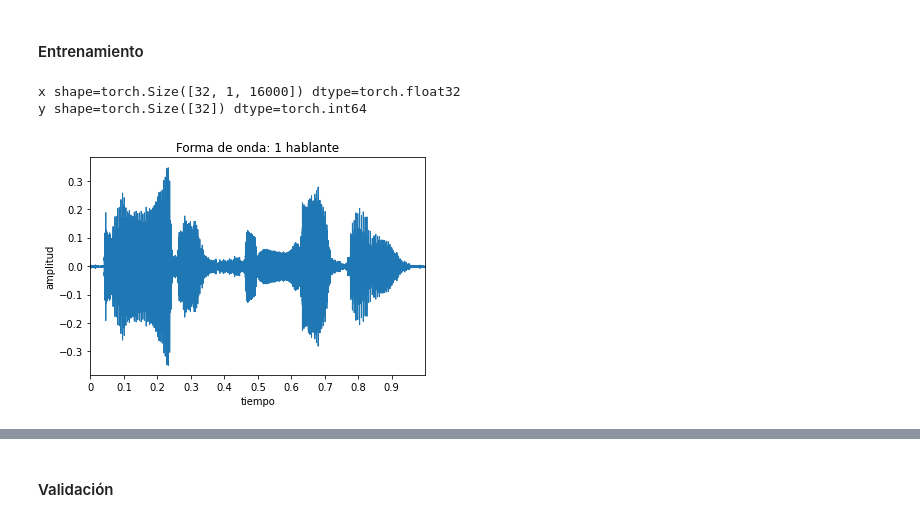
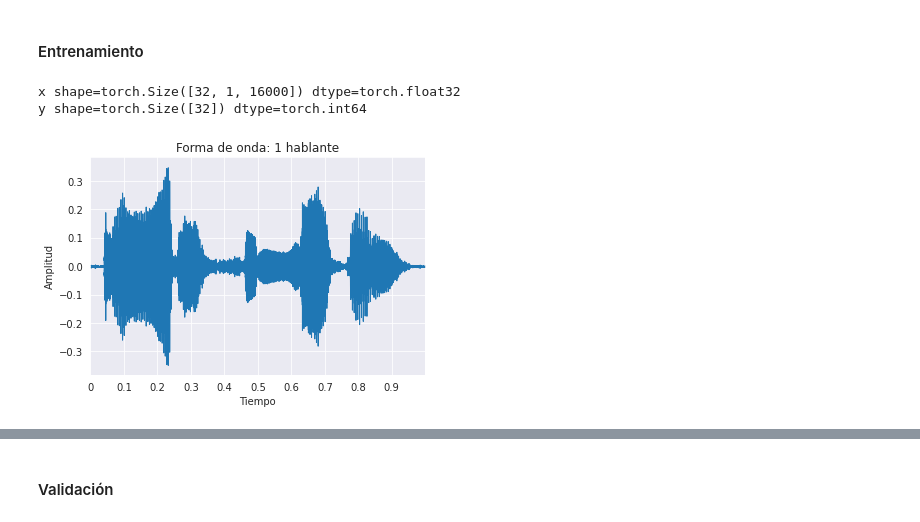
Before and after one commit to jodejetalo99/Introduccion-al-Aprendizaje-Profundo, a Jupyter notebook: Proyecto/Proyecto_IAPP_JJTL.ipynb, the cells around one changed output, grey strips where cells are left out. Drawn from its saved outputs; the diff is of its cells as text; code cells hidden in the pictures.

```diff
--- a/Proyecto/Proyecto_IAPP_JJTL.ipynb
+++ b/Proyecto/Proyecto_IAPP_JJTL.ipynb
@@ -44,6 +44,8 @@ from google.colab import drive
 import pandas as pd
 # Graficos
 import matplotlib.pyplot as plt
+import seaborn as sns
+sns.set_style("darkgrid")
 # tomar n elementos de una secuencia
 from itertools import islice as take
 
@@ -227,26 +242,32 @@ SAMPLE_RATE = 16000
 # %%
-def identity(x):
-    return x
-
 class Audios:
 
-    def __init__(self, subset, dataframe, cantidad_datos, sample_rate):
+    def __init__(self, subset, dataframe, cantidad_datos):
+        #super().__init__()
+        # Almacenamos la ruta acorte al conjunto de datos
         self.subset = 'Data/'+subset
-        self.sample_rate = sample_rate
+        # Almacenamos la cantidad de datos
         self.cantidad_datos = cantidad_datos
-        # self.subsubset = 'Data/'+subset+'/'+subsubset
 
+        # En caso de que nuestro conjunto sea  Entrenamiento ajustamos la ruta de lectura
         if self.subset == 'Data/Entrenamiento':
-          self.audios = [wavfile.read(self.subset+'/Audio_Train'+str(i)+'.wav')[1].reshape(1,-1) for i in range(self.cantidad_datos)]
+          self.read = self.subset + '/Audio_Train'
+
+        # En caso de que nuestro conjunto sea Validación ajustamos la ruta de lectura
         elif self.subset == 'Data/Validacion':
-          self.audios = [wavfile.read(self.subset+'/Audio_Validation'+str(i)+'.wav')[1].reshape(1,-1) for i in range(self.cantidad_datos)]
+          self.read = self.subset + '/Audio_Validation'
+
+        # En otro caso asumiremos que nuestro conjunto será Prueba, por lo que ajustamos la ruta de lectura
         else:
-          self.audios = [wavfile.read(self.subset+'/Audio_Test'+str(i)+'.wav')[1].reshape(1,-1) for i in range(self.cantidad_datos)]
+          self.read = self.subset+'/Audio_Test'
+
+        # Una vez obtenida la ruta, procedemos con la lectura de los audios
+        self.audios = [wavfile.read(self.read+str(i)+'.wav')[1].reshape(1,-1) for i in range(self.cantidad_datos)]
 
         # leemos el df que contiene a los metadatos
         self.df = dataframe
 
-        # guardamos nuestra clase correspondiente al numero de hablantes como int
+        # guardamos nuestra clase correspondiente al numero de hablantes como lista de enteros
         self.speakers_class = self.df['Speakers_Class'].tolist()
 
     def __getitem__(self, i):
@@ -256,8 +277,7 @@ class Audios:
         # guardamos numero de hablantes como int
         speakers_class_i = self.speakers_class[i]
         # sample_rate
-        sample_rate_i = self.sample_rate
-        return audio_i, speakers_class_i, sample_rate_i
+        return audio_i, speakers_class_i
 
     def __len__(self):
         # regresamos numeros de ejemplos
@@ -265,14 +285,13 @@ class Audios:
 # %% [markdown]
  ### Cargador de datos
 # %%
-def build_dl(subset, dataframe, SAMPLE_RATE=16000, BATCH_SIZE=32, shuffle=False):
+def build_dl(subset, cantidad_datos, dataframe, BATCH_SIZE=32, shuffle=False):
 
    # creamos un Dataset
     ds = Audios(
         subset, #subconjunto de datos
         dataframe,
-        10000, # cantidad de datos del subconjunto
-        SAMPLE_RATE # en todos es de 16000
+        cantidad_datos, # cantidad de datos del subconjunto
         )
 
     # creamos un DataLoader
@@ -288,28 +307,28 @@ def build_dl(subset, dataframe, SAMPLE_RATE=16000, BATCH_SIZE=32, shuffle=False)
 # %% [markdown]
 #### Entrenamiento
 # %%
-dl = build_dl(subset='Entrenamiento', dataframe = entrenamiento_df)
+trn_dl = build_dl(subset='Entrenamiento', dataframe = entrenamiento_df, cantidad_datos=100000)
 
 # desplegamos un lote de audios
-x, y, sr = next(iter(dl))
+x, y = next(iter(trn_dl))
 print(f'x shape={x.shape} dtype={x.dtype}')
 print(f'y shape={y.shape} dtype={y.dtype}')
 
 # inspeccionemos un ejemplo
 waveform = x[0].squeeze().numpy()
 label = CLASES[y[0].item()]
 
 # grafiquemos forma de onda
 librosa.display.waveplot(waveform, sr=SAMPLE_RATE)
 plt.title(f'Forma de onda: {label}')
-plt.xlabel('tiempo')
-plt.ylabel('amplitud')
+plt.xlabel('Tiempo')
+plt.ylabel('Amplitud')
 plt.show()
 
 # reproductor
 ip.display.Audio(waveform, rate=SAMPLE_RATE)
 # %% [output]
 x shape=torch.Size([32, 1, 16000]) dtype=torch.float32
 y shape=torch.Size([32]) dtype=torch.int64
-[figure, old version]
+[figure, new version]
 [interactive output not drawn]
```
Also changed, not shown: parts of 31 cells of this notebook.
